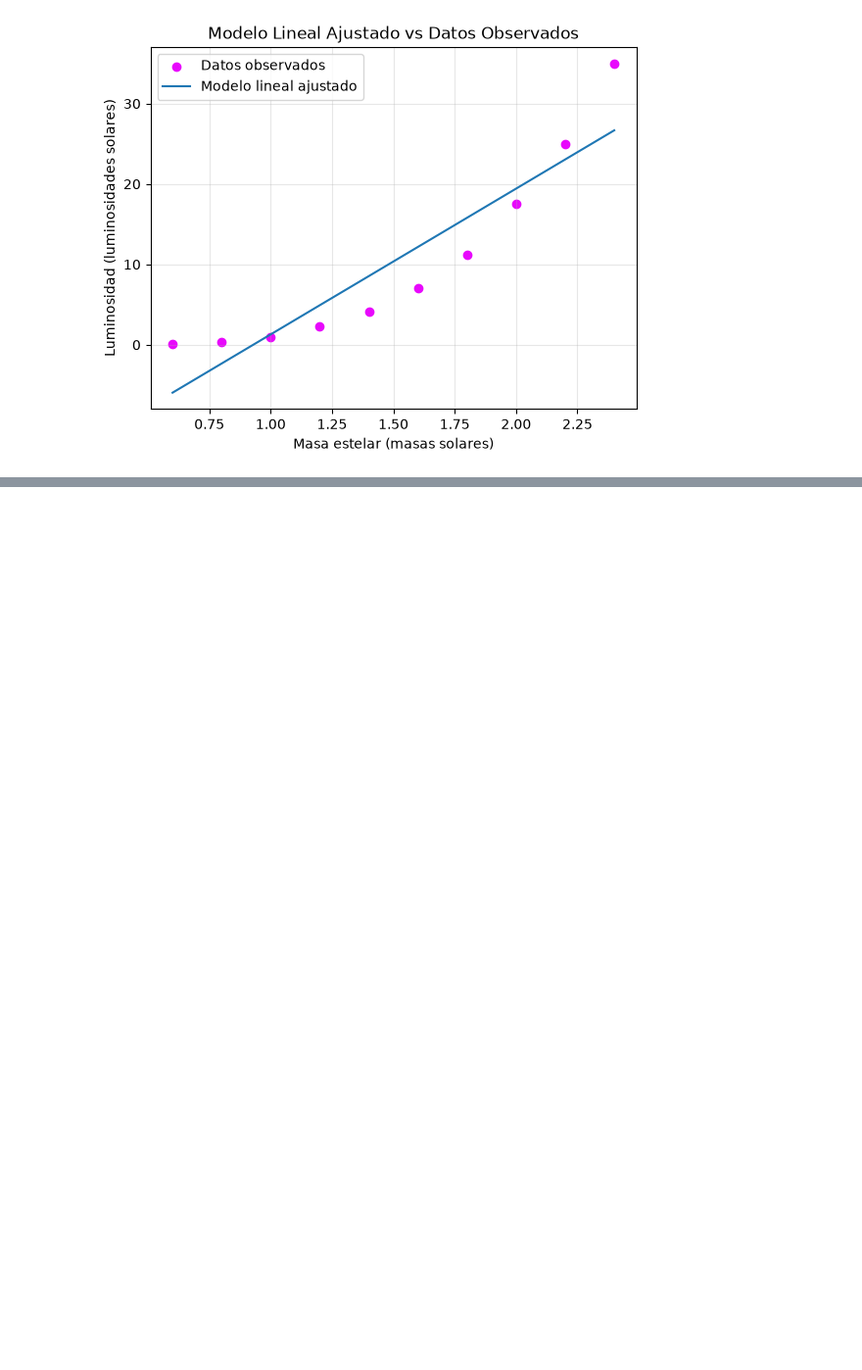
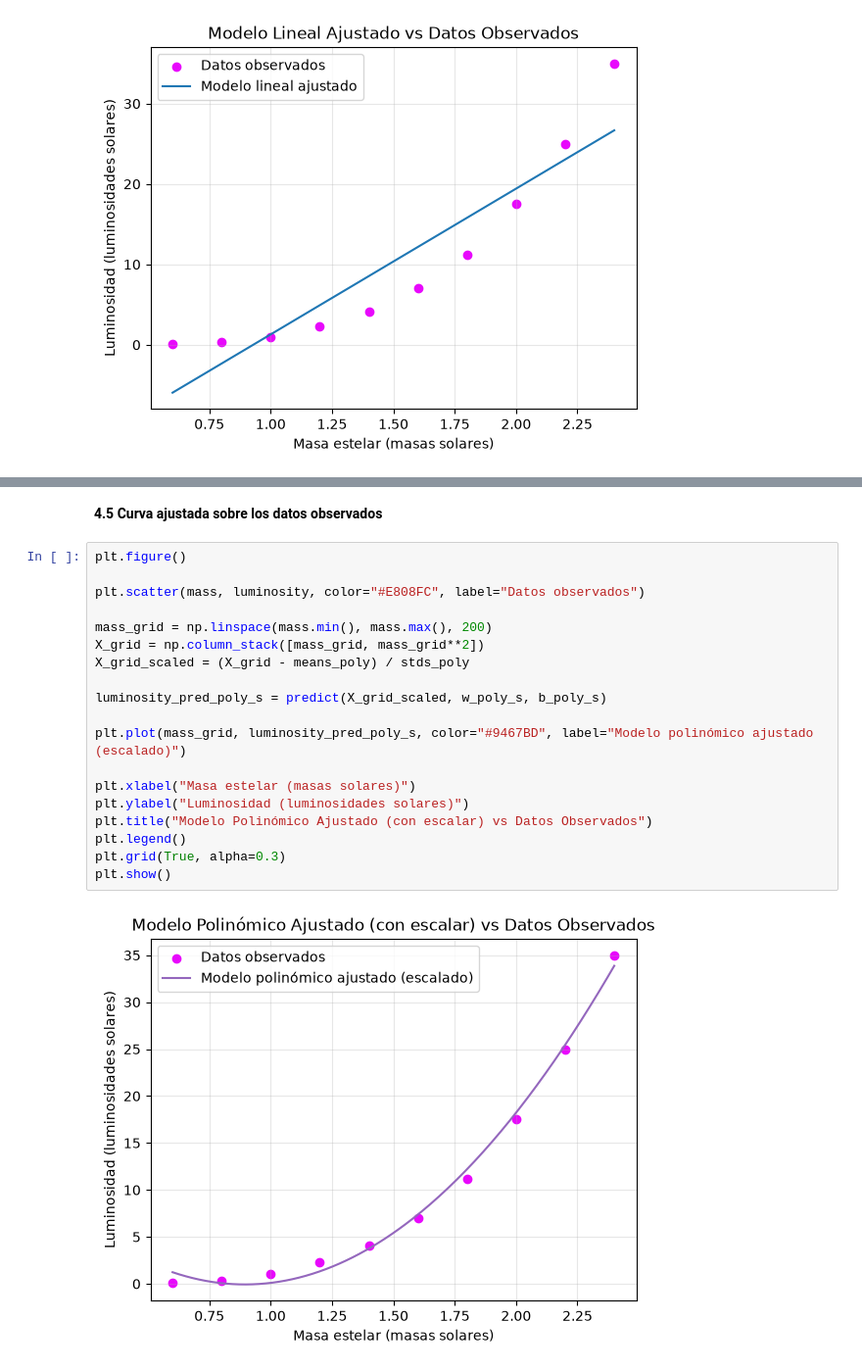
Before and after one commit to LuizaGonzalez/AI-and-Regression-Refresher, a Jupyter notebook: stellar_luminosity_hands_on.ipynb, the cells around one changed output, grey strips where cells are left out. Shown at 98% size. Saved outputs shown, nothing was run; the diff lists cells and outputs as text; blank space fills up the shorter version.

```diff
--- a/stellar_luminosity_hands_on.ipynb
+++ b/stellar_luminosity_hands_on.ipynb
@@ -311,0 +489,23 @@ plt.show()
+# %% [markdown]
+**4.5 Curva ajustada sobre los datos observados**
+# %%
+plt.figure()
+
+plt.scatter(mass, luminosity, color="#E808FC", label="Datos observados")
+
+mass_grid = np.linspace(mass.min(), mass.max(), 200)
+X_grid = np.column_stack([mass_grid, mass_grid**2])
+X_grid_scaled = (X_grid - means_poly) / stds_poly
+
+luminosity_pred_poly_s = predict(X_grid_scaled, w_poly_s, b_poly_s)
+
+plt.plot(mass_grid, luminosity_pred_poly_s, color="#9467BD", label="Modelo polinómico ajustado (escalado)")
+
+plt.xlabel("Masa estelar (masas solares)")
+plt.ylabel("Luminosidad (luminosidades solares)")
+plt.title("Modelo Polinómico Ajustado (con escalar) vs Datos Observados")
+plt.legend()
+plt.grid(True, alpha=0.3)
+plt.show()
+# %% [output]
+[figure, added]
```
Also changed, not shown: parts of 62 cells of this notebook, 1 other file.
